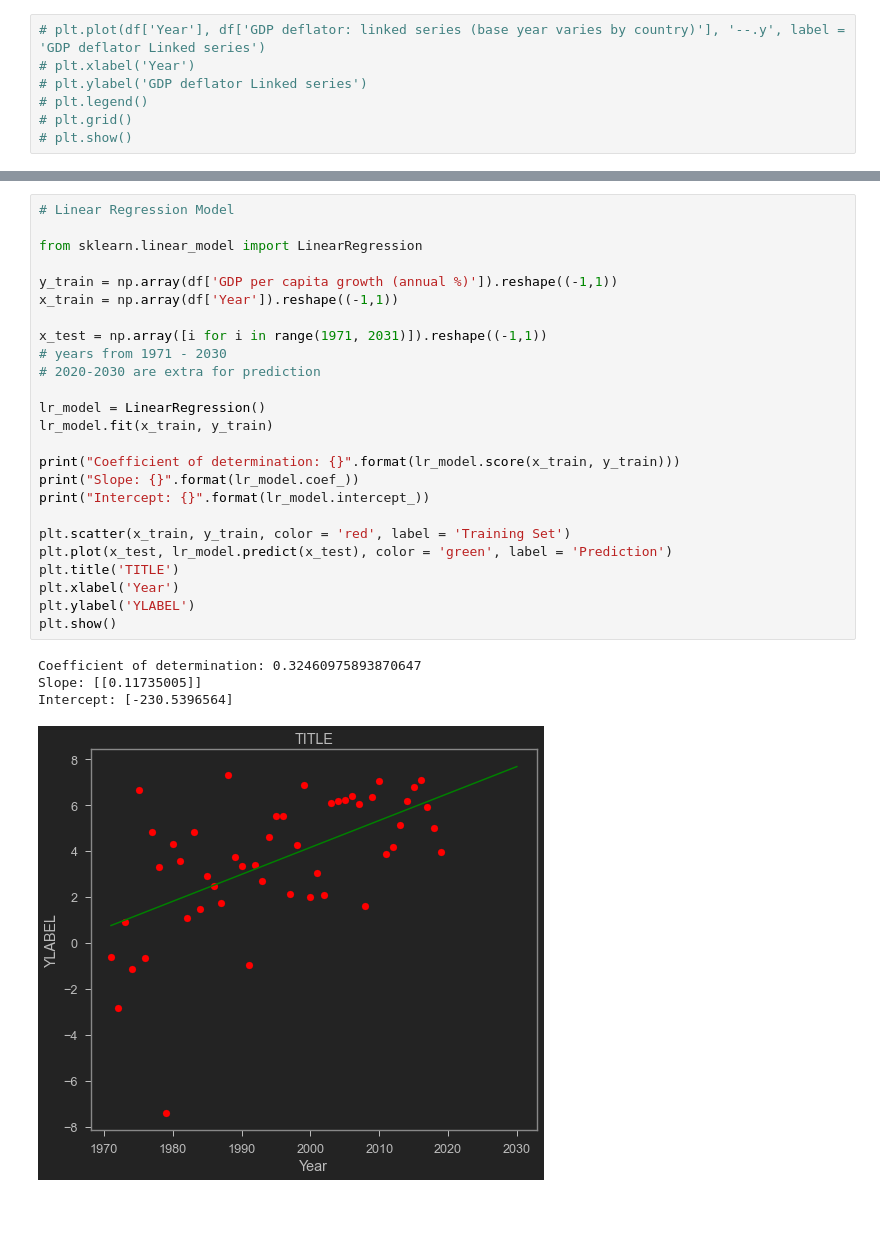
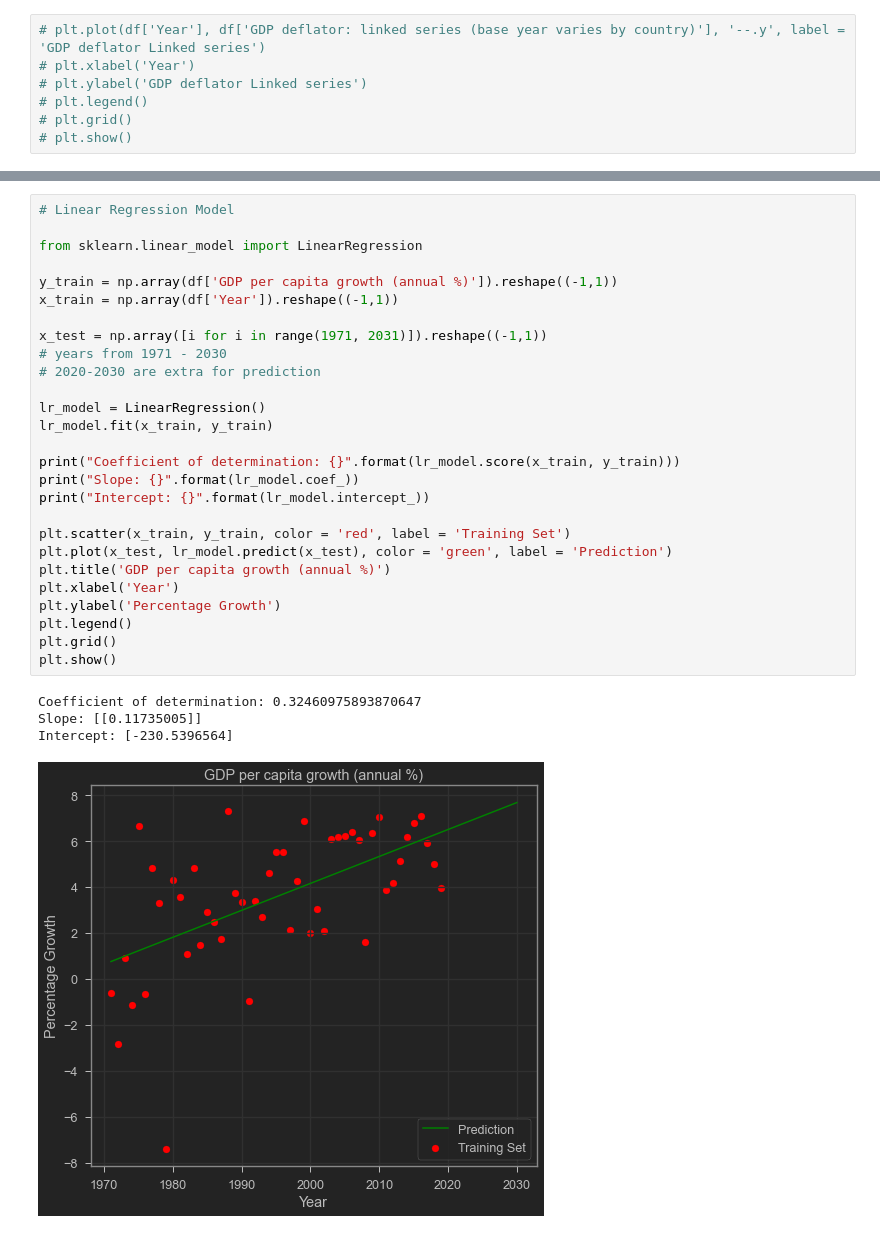
Before and after one commit to anandnair28/gdp-analysis, a Jupyter notebook: analysis.ipynb, the cells around one changed output, grey strips where cells are left out. Saved outputs shown, nothing was run; the diff lists cells and outputs as text.

```diff
--- a/analysis.ipynb
+++ b/analysis.ipynb
@@ -303,33 +307,35 @@ Intercept: [-11653.01338662]
 # %%
 # Linear Regression Model
 
 from sklearn.linear_model import LinearRegression
 
 y_train = np.array(df['GDP per capita growth (annual %)']).reshape((-1,1))
 x_train = np.array(df['Year']).reshape((-1,1))
 
 x_test = np.array([i for i in range(1971, 2031)]).reshape((-1,1))
 # years from 1971 - 2030
 # 2020-2030 are extra for prediction
 
 lr_model = LinearRegression()
 lr_model.fit(x_train, y_train)
 
 print("Coefficient of determination: {}".format(lr_model.score(x_train, y_train)))
 print("Slope: {}".format(lr_model.coef_))
 print("Intercept: {}".format(lr_model.intercept_))
 
 plt.scatter(x_train, y_train, color = 'red', label = 'Training Set')
 plt.plot(x_test, lr_model.predict(x_test), color = 'green', label = 'Prediction')
-plt.title('TITLE')
+plt.title('GDP per capita growth (annual %)')
 plt.xlabel('Year')
-plt.ylabel('YLABEL')
+plt.ylabel('Percentage Growth')
+plt.legend()
+plt.grid()
 plt.show()
 # %% [output]
 Coefficient of determination: 0.32460975893870647
 Slope: [[0.11735005]]
 Intercept: [-230.5396564]
-[figure, old version]
+[figure, new version]
 # %%
 # Polynomial Regression Model
 
```
Also changed, not shown: parts of 17 cells of this notebook.
